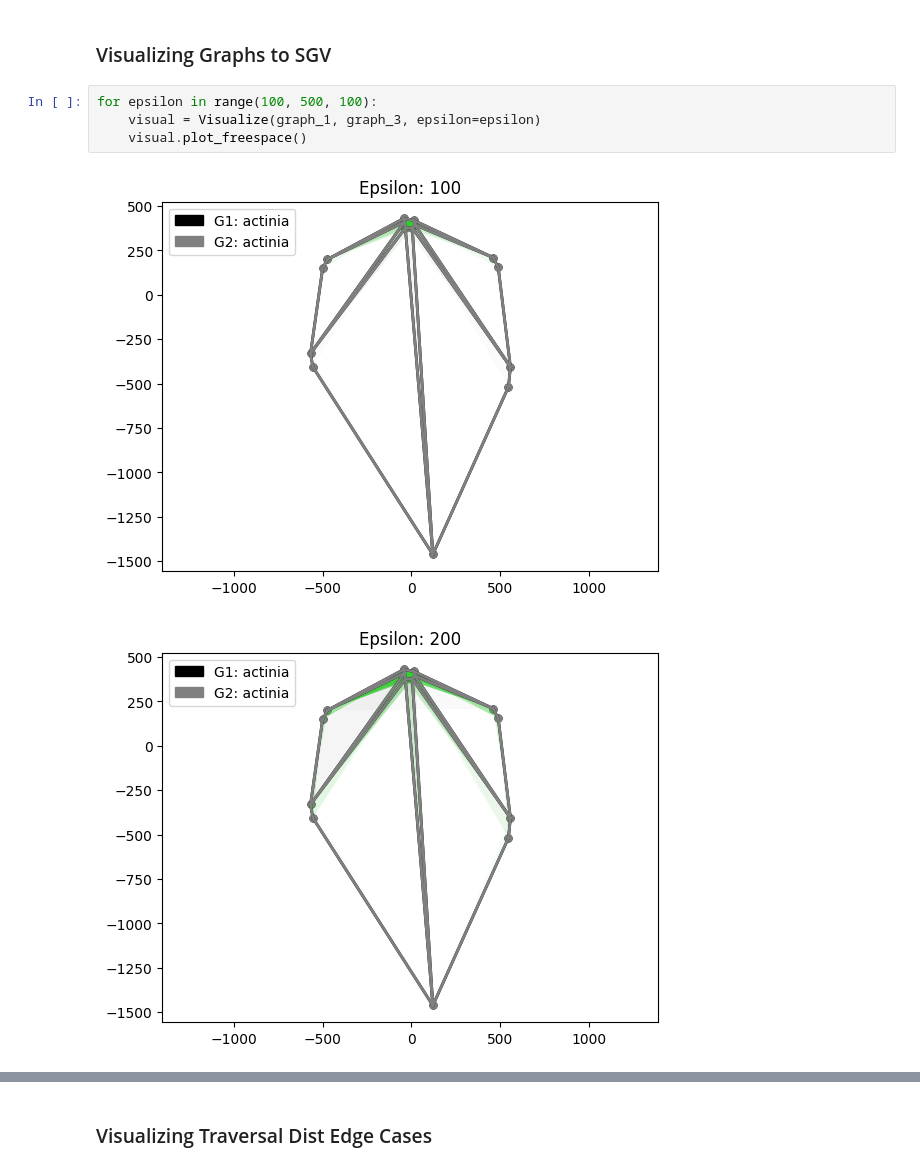
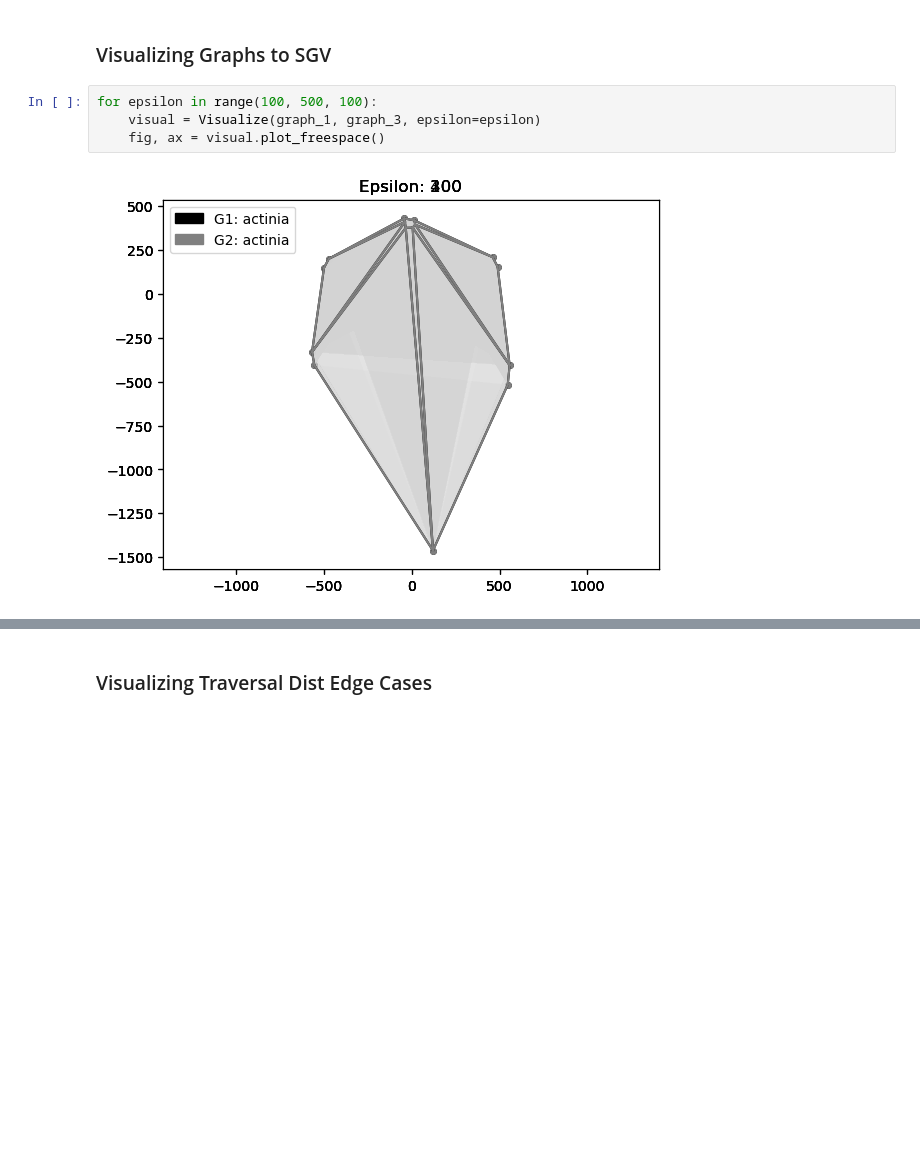
Before and after one commit to compgeomTU/will_rodman_thesis, a Jupyter notebook: leaf_data/maracuya_visualize.ipynb, the cells around one changed output, grey strips where cells are left out. Cells and saved outputs as stored; diff of their text form; blank space fills up the shorter version.

```diff
--- a/leaf_data/maracuya_visualize.ipynb
+++ b/leaf_data/maracuya_visualize.ipynb
@@ -171,7 +163,6 @@ Computing graph_1 by graph_2 (traversed) minimum epsilon: 257.8125
 # %%
 for epsilon in range(100, 500, 100):
     visual = Visualize(graph_1, graph_3, epsilon=epsilon)
-    visual.plot_freespace()
+    fig, ax = visual.plot_freespace()
 # %% [output]
-[figure, old version]
+[figure, new version]
-[figure, removed]
```
Also changed, not shown: parts of 3 cells of this notebook, 5 other files.
